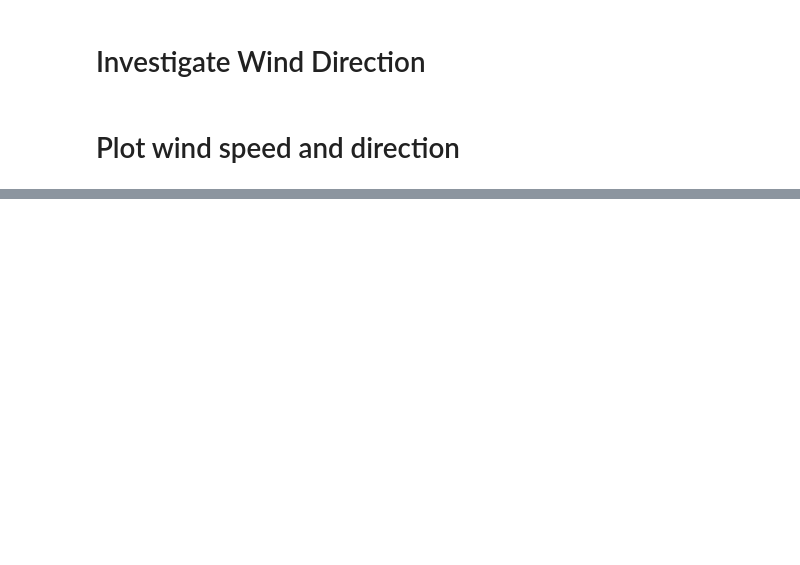
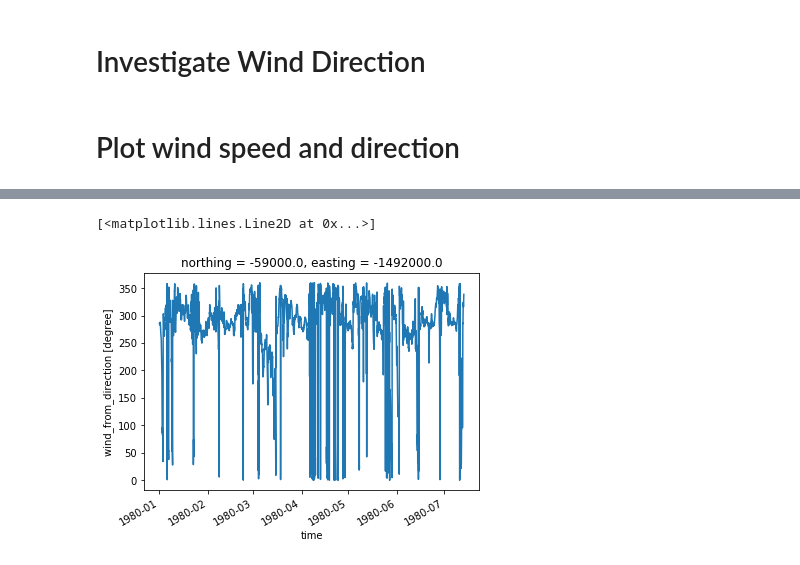
Before and after one commit to EricKeenan/SNOWPACK_WAIS, a Jupyter notebook: analysis/Wind_direction.ipynb, the cells around one changed output, grey strips where cells are left out. Cells and saved outputs as stored; diff of their text form; code cells hidden in the pictures; blank space fills up the shorter version.

```diff
--- a/analysis/Wind_direction.ipynb
+++ b/analysis/Wind_direction.ipynb
@@ -35,0 +36,5 @@ plt.quiver(x_snowpack[::space], y_snowpack[::space], U.mean(dim='time')[::space,
+# %%
+ds['dw'][:,50,50].plot()
+# %% [output]
+[<matplotlib.lines.Line2D at 0x...>]
+[figure, added]
```
Also changed, not shown: parts of 1 cell of this notebook, 3 other files.
